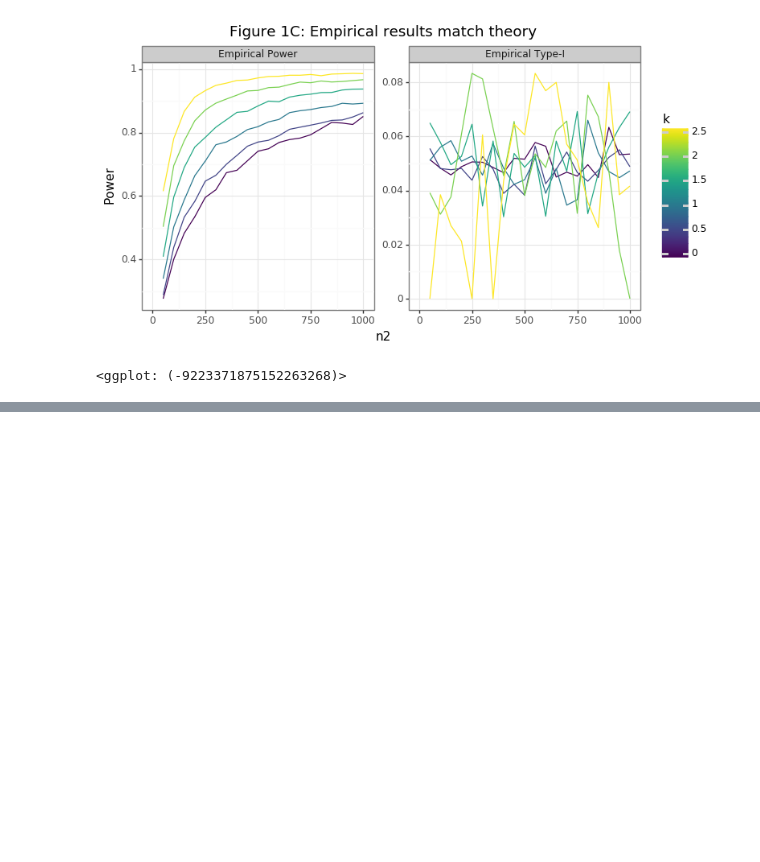
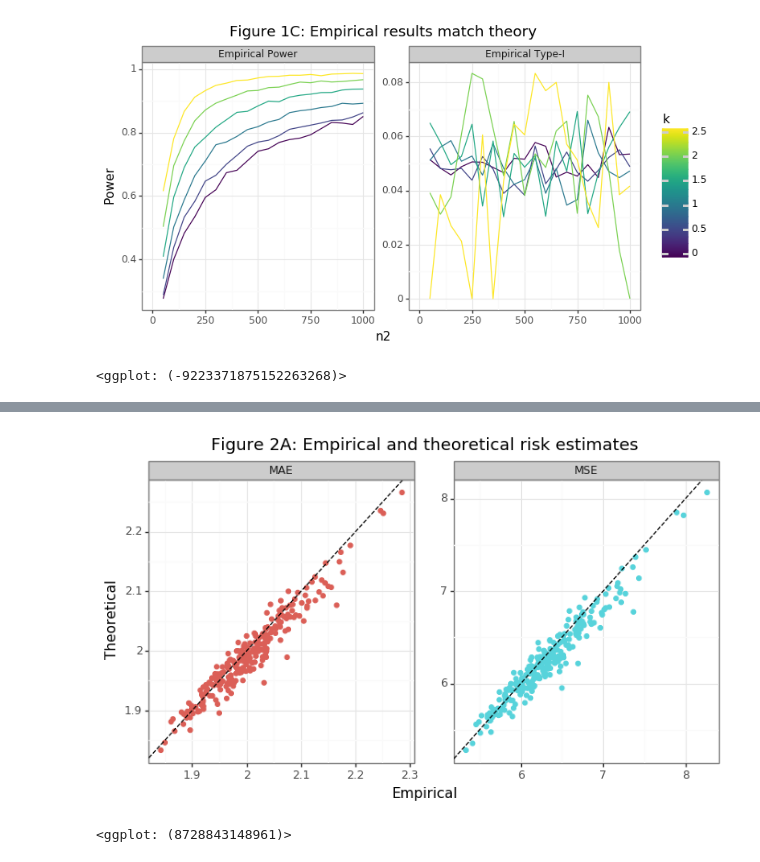
Before and after one commit to erikdrysdale/erikdrysdale.github.io, a Jupyter notebook: _rmd/extra_regression/power_for_regression_metrics.ipynb, the cells around one changed output, grey strips where cells are left out. Cells and saved outputs as stored; diff of their text form; code cells hidden in the pictures; blank space fills up the shorter version.

Commit message:
update for regression

```diff
--- a/_rmd/extra_regression/power_for_regression_metrics.ipynb
+++ b/_rmd/extra_regression/power_for_regression_metrics.ipynb
@@ -250,0 +299,47 @@ gg_emp
+# %%
+from sklearn.linear_model import LinearRegression
+from arch.bootstrap import IIDBootstrap
+from sklearn.metrics import mean_squared_error as MSE
+from sklearn.metrics import mean_absolute_error as MAE
+
+def dgp_yX(n,p,t0=1,sig2=1,theta0=None):
+    X = np.random.randn(n,p)
+    if theta0 is None:
+        theta0 = np.repeat(t0,p) * np.sign(np.random.rand(p)-0.5)
+    eta = X.dot(theta0)
+    error = np.sqrt(sig2)*np.random.randn(n)
+    y = eta + error
+    return y, X, theta0
+
+np.random.seed(seed)
+n, p, t0, sig2 = 100, 20, 0.5, t0**2*p
+nsim = 250
+holder = []
+for ii in range(nsim):
+    y, X, theta0 = dgp_yX(n, p, t0=t0, sig2=sig2)
+    mdl = LinearRegression(fit_intercept=True).fit(y=y,X=X)
+    l2_error = np.sum((theta0 - mdl.coef_)**2)
+    ytest, Xtest, _ = dgp_yX(100*n, p, theta0=theta0, sig2=sig2)
+    eta_test = mdl.predict(Xtest)
+    # Calculate theoretical R(MSE), R(MAE)
+    risk_mse, risk_mae = sig2 + l2_error, np.sqrt((sig2 + l2_error)*2/np.pi)
+    hat_mse, hat_mae = MSE(ytest, eta_test), MAE(ytest, eta_test)
+    tmp = pd.DataFrame({'risk_mse':risk_mse, 'hat_mse':hat_mse, 'risk_mae':risk_mae, 'hat_mae':hat_mae}, index=[ii])
+    holder.append(tmp)
+    del tmp
+df_risk = pd.concat(holder).rename_axis('idx').reset_index().melt('idx',None,'tmp')
+df_risk = df_risk.assign(tt=lambda x: x.tmp.str.split('_',2,True).iloc[:,0],
+                         metric=lambda x: x.tmp.str.split('_',2,True).iloc[:,1]).drop(columns=['tmp'])
+df_risk = df_risk.pivot_table('value',['idx','metric'],'tt').reset_index()
+
+plotnine.options.figure_size = (8, 4)
+gg_risk = (ggplot(df_risk,aes(x='hat',y='risk',color='metric')) + theme_bw() +
+           geom_point() + labs(x='Empirical',y='Theoretical') +
+           facet_wrap('~metric',labeller=labeller(metric={'mae':'MAE','mse':'MSE'}),scales='free') +
+           theme(subplots_adjust={'wspace': 0.15}) + guides(color=False) +
+           ggtitle('Figure 2A: Empirical and theoretical risk estimates') +
+           geom_abline(slope=1,intercept=0,linetype='--'))
+gg_risk
+# %% [output]
+[figure, added]
+<ggplot: (8728843148961)>
```
Also changed, not shown: parts of 19 cells of this notebook.
